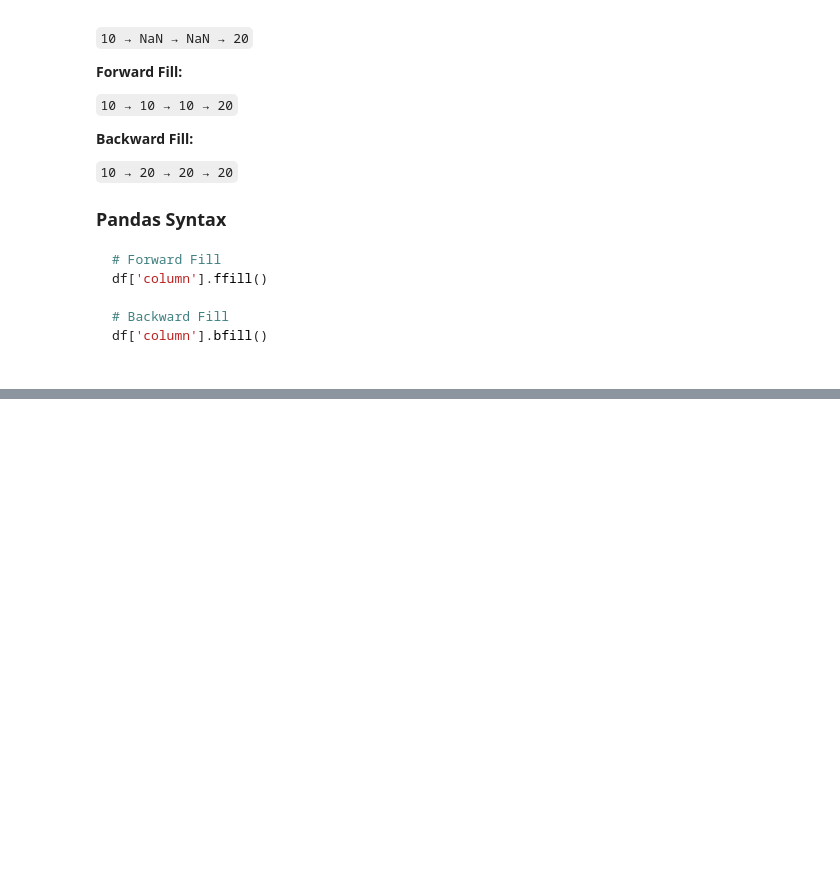
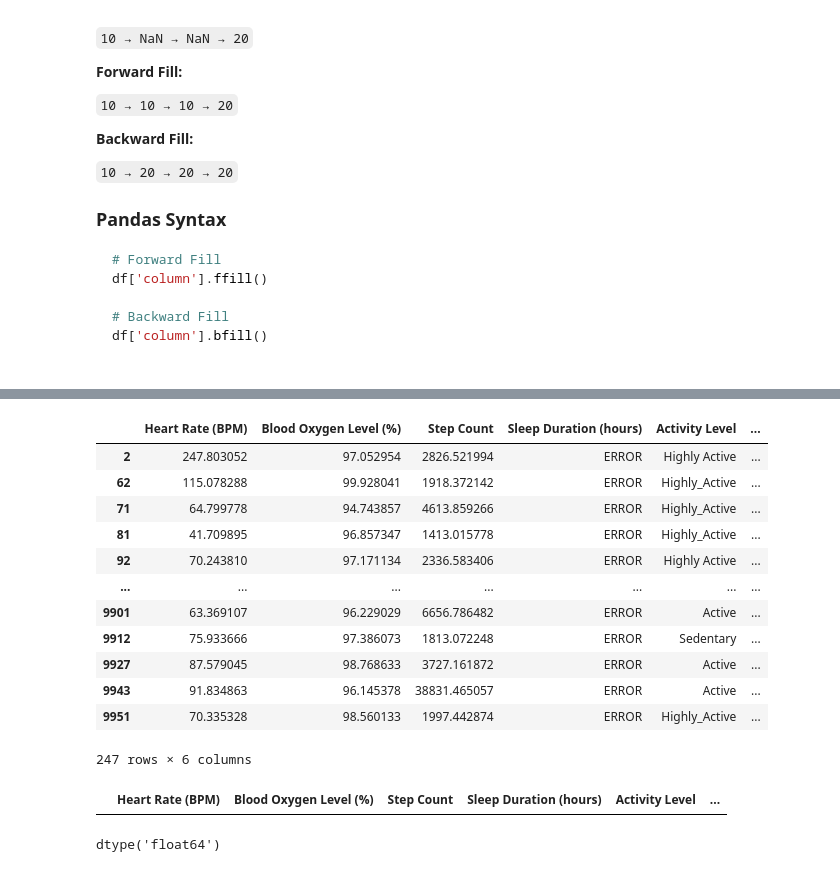
Before and after one commit to AbhishekKumarVerma2356/ML_Data_Assessment_-_Data_Cleaning, a Jupyter notebook: Automated_Data_Cleaning.ipynb, the cells around one changed output, grey strips where cells are left out. Drawn from its saved outputs; the diff is of its cells as text; code cells hidden in the pictures; blank space fills up the shorter version.

```diff
--- a/Automated_Data_Cleaning.ipynb
+++ b/Automated_Data_Cleaning.ipynb
@@ -201,0 +234,4 @@ df['column'].bfill()
+# %%
+### method ---> ffill or bfill
+
+df['Step Count']=df['Step Count'].fillna('ffill')
@@ -201,0 +271,16 @@ df['column'].bfill()
+# %%
+df[df['Sleep Duration (hours)']=='ERROR']
+# %% [output]
+|  | Heart Rate (BPM) | Blood Oxygen Level (%) | Step Count | Sleep Duration (hours) | Activity Level | ... |
+| 2 | 247.803052 | 97.052954 | 2826.521994 | ERROR | Highly Active | ... |
+| 62 | 115.078288 | 99.928041 | 1918.372142 | ERROR | Highly_Active | ... |
+| 71 | 64.799778 | 94.743857 | 4613.859266 | ERROR | Highly_Active | ... |
+| 81 | 41.709895 | 96.857347 | 1413.015778 | ERROR | Highly_Active | ... |
+| 92 | 70.243810 | 97.171134 | 2336.583406 | ERROR | Highly Active | ... |
+| ... | ... | ... | ... | ... | ... | ... |
+| 9901 | 63.369107 | 96.229029 | 6656.786482 | ERROR | Active | ... |
+| 9912 | 75.933666 | 97.386073 | 1813.072248 | ERROR | Sedentary | ... |
+| 9927 | 87.579045 | 98.768633 | 3727.161872 | ERROR | Active | ... |
+| 9943 | 91.834863 | 96.145378 | 38831.465057 | ERROR | Active | ... |
+| 9951 | 70.335328 | 98.560133 | 1997.442874 | ERROR | Highly_Active | ... |
+247 rows × 6 columns
@@ -201,0 +291,8 @@ df['column'].bfill()
+# %%
+df[df['Sleep Duration (hours)']=='ERROR']
+# %% [output]
+|  | Heart Rate (BPM) | Blood Oxygen Level (%) | Step Count | Sleep Duration (hours) | Activity Level | ... |
+# %%
+df['Sleep Duration (hours)'].dtype
+# %% [output]
+dtype('float64')
```
Also changed, not shown: parts of 43 cells of this notebook.
